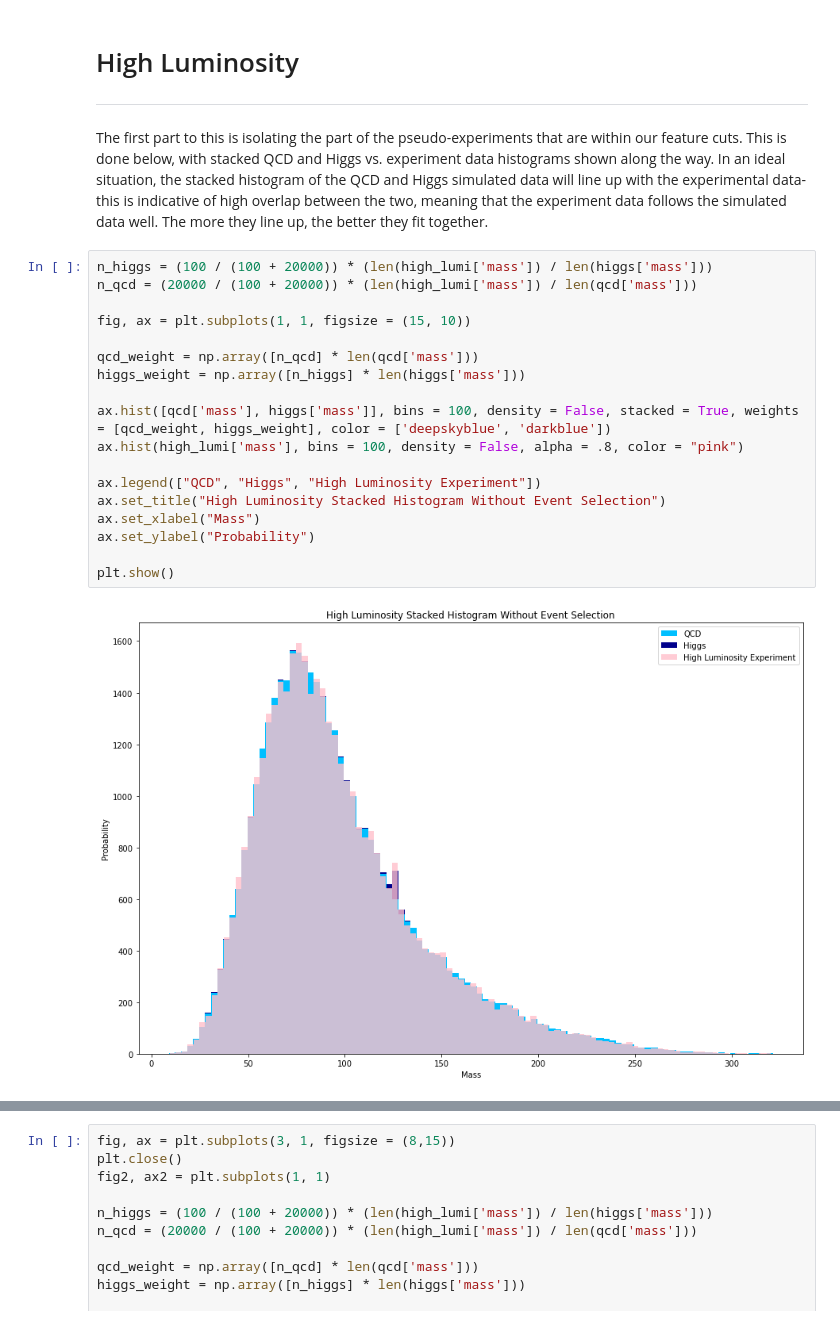
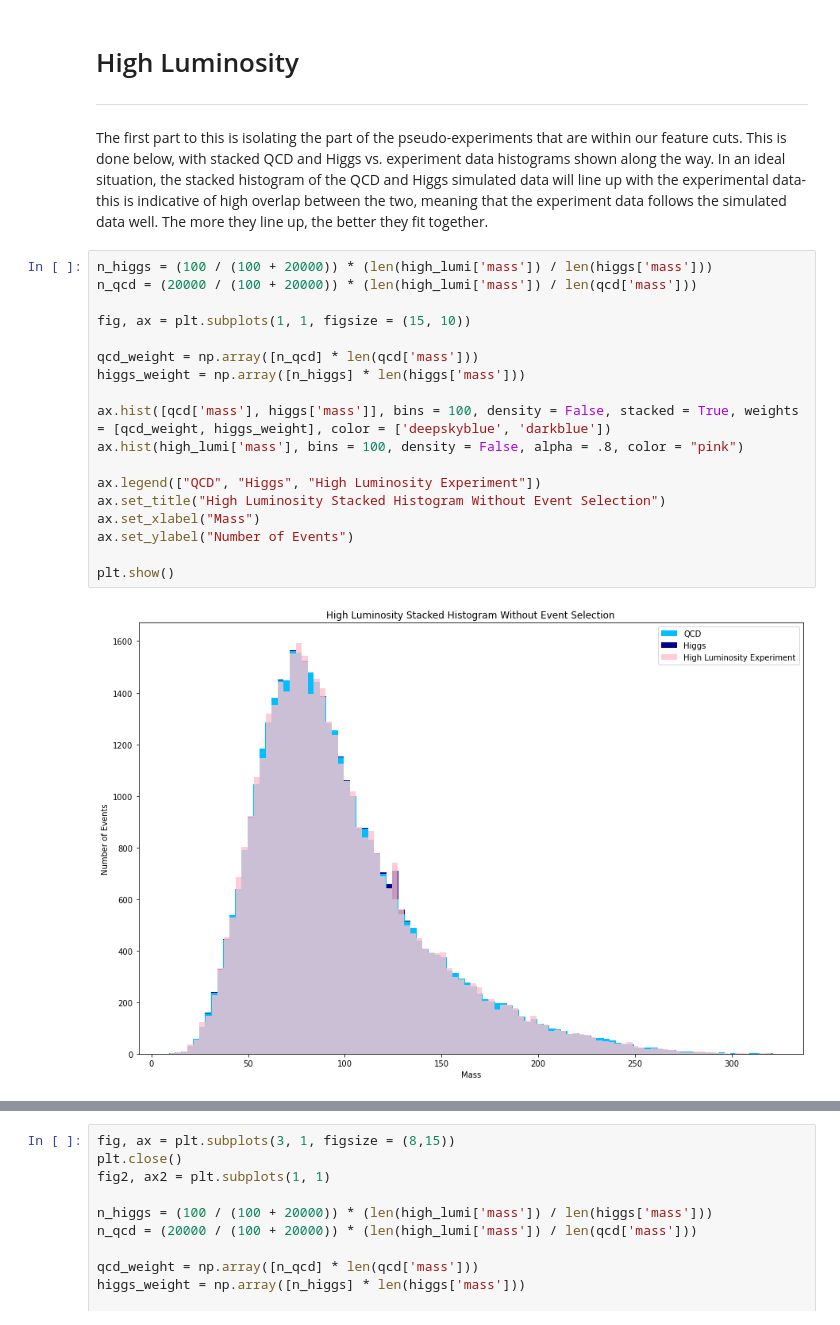
Before and after one commit to jarods00/PHYS434, a Jupyter notebook: Lab 8.ipynb, the cells around one changed output, grey strips where cells are left out. Cells and saved outputs as stored; diff of their text form.

```diff
--- a/Lab 8.ipynb
+++ b/Lab 8.ipynb
@@ -59,23 +59,23 @@ The first part to this is isolating the part of the pseudo-experiments that are
 # %%
 n_higgs = (100 / (100 + 20000)) * (len(high_lumi['mass']) / len(higgs['mass']))
 n_qcd = (20000 / (100 + 20000)) * (len(high_lumi['mass']) / len(qcd['mass']))
 
 fig, ax = plt.subplots(1, 1, figsize = (15, 10))
 
 qcd_weight = np.array([n_qcd] * len(qcd['mass']))
 higgs_weight = np.array([n_higgs] * len(higgs['mass']))
 
 ax.hist([qcd['mass'], higgs['mass']], bins = 100, density = False, stacked = True, weights = [qcd_weight, higgs_weight], color = ['deepskyblue', 'darkblue'])
 ax.hist(high_lumi['mass'], bins = 100, density = False, alpha = .8, color = "pink")
 
 ax.legend(["QCD", "Higgs", "High Luminosity Experiment"])
 ax.set_title("High Luminosity Stacked Histogram Without Event Selection")
 ax.set_xlabel("Mass")
-ax.set_ylabel("Probability")
+ax.set_ylabel("Number of Events")
 
 plt.show()
 # %% [output]
-[figure, old version]
+[figure, new version]
 # %%
 n_higgs = (100 / (100 + 20000)) * (len(high_lumi['mass']) / len(higgs['mass']))
 n_qcd = (20000 / (100 + 20000)) * (len(high_lumi['mass']) / len(qcd['mass']))
```
Also changed, not shown: parts of 3 cells of this notebook.
